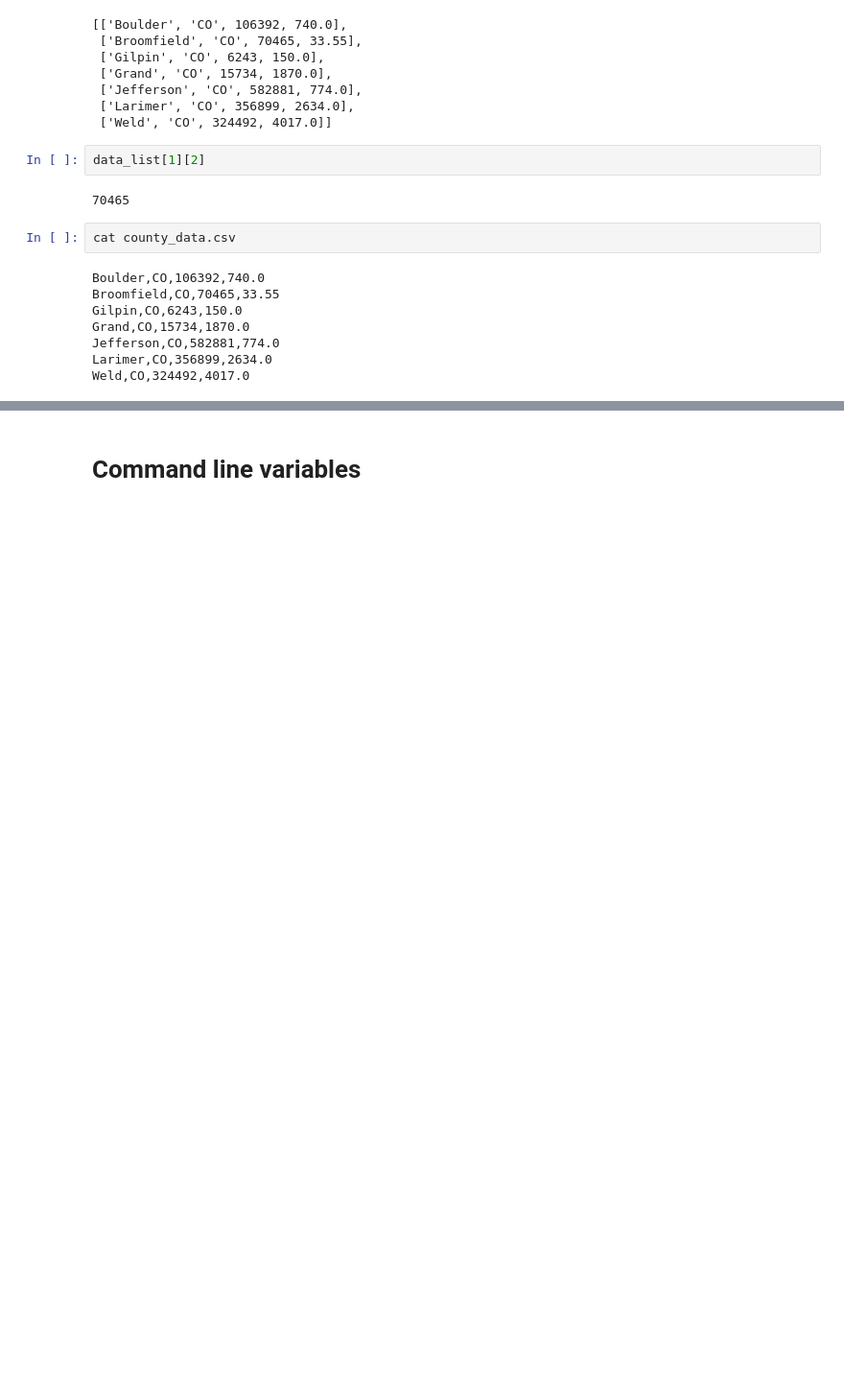
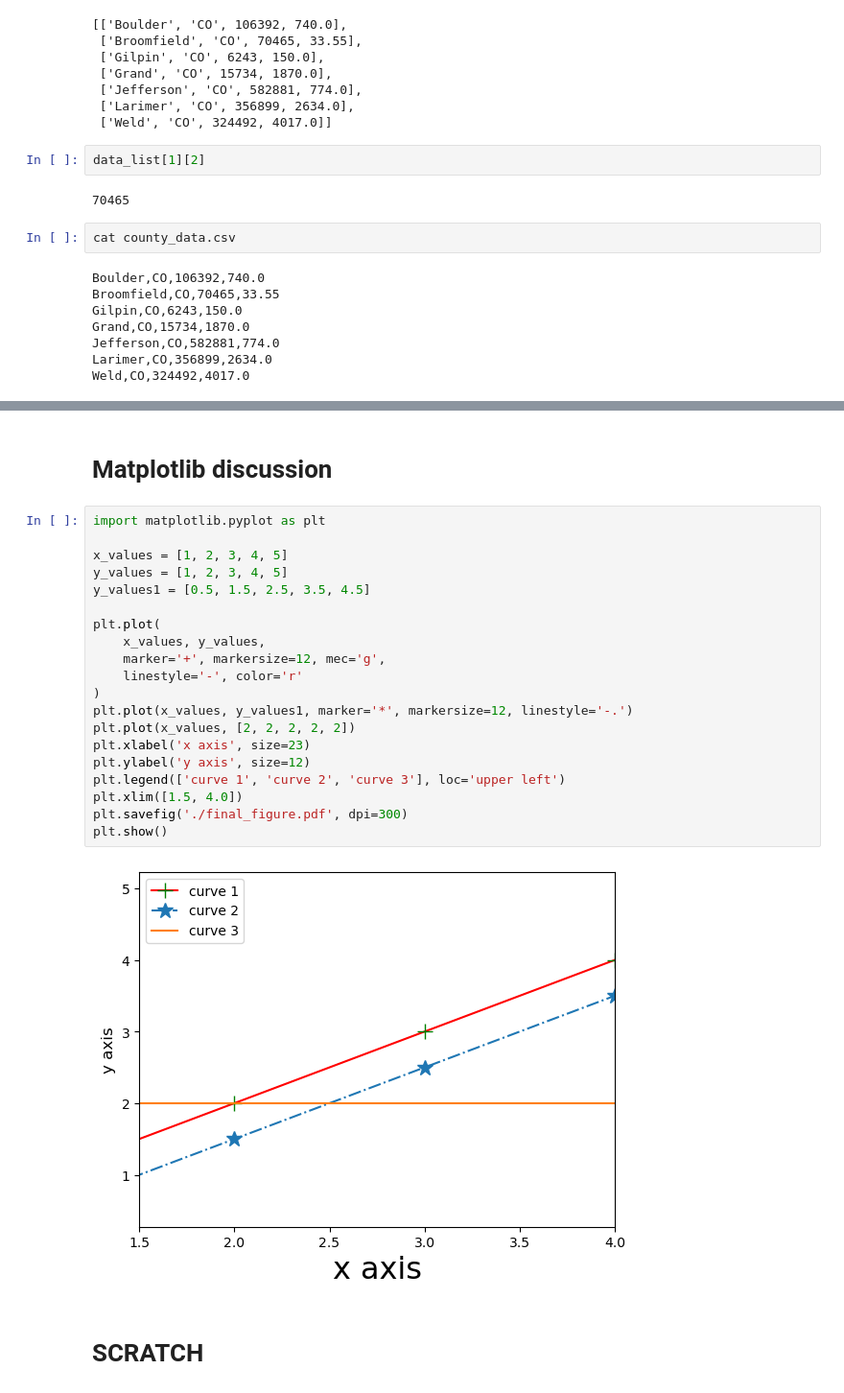
Before and after one commit to jtstanley/DS2_materials, a Jupyter notebook: Intro_python_discussion.ipynb, the cells around one changed output, grey strips where cells are left out. Shown at 96% size. Drawn from its saved outputs; the diff is of its cells as text; blank space fills up the shorter version.

Commit message:
Updates on the intro python to include dictionary, sets, pandas, and matplotlib discussions.

```diff
--- a/Intro_python_discussion.ipynb
+++ b/Intro_python_discussion.ipynb
@@ -323,2 +455,26 @@ Weld,CO,324492,4017.0
+# %% [markdown]
+# Matplotlib discussion
+# %%
+import matplotlib.pyplot as plt
+
+x_values = [1, 2, 3, 4, 5]
+y_values = [1, 2, 3, 4, 5]
+y_values1 = [0.5, 1.5, 2.5, 3.5, 4.5]
+
+plt.plot(
+    x_values, y_values,
+    marker='+', markersize=12, mec='g',
+    linestyle='-', color='r'
+)
+plt.plot(x_values, y_values1, marker='*', markersize=12, linestyle='-.')
+plt.plot(x_values, [2, 2, 2, 2, 2])
+plt.xlabel('x axis', size=23)
+plt.ylabel('y axis', size=12)
+plt.legend(['curve 1', 'curve 2', 'curve 3'], loc='upper left')
+plt.xlim([1.5, 4.0])
+plt.savefig('./final_figure.pdf', dpi=300)
+plt.show()
+# %% [output]
+[figure, added]
 # %% [markdown]
-# Command line variables
+# SCRATCH
```
Also changed, not shown: parts of 22 cells of this notebook.
